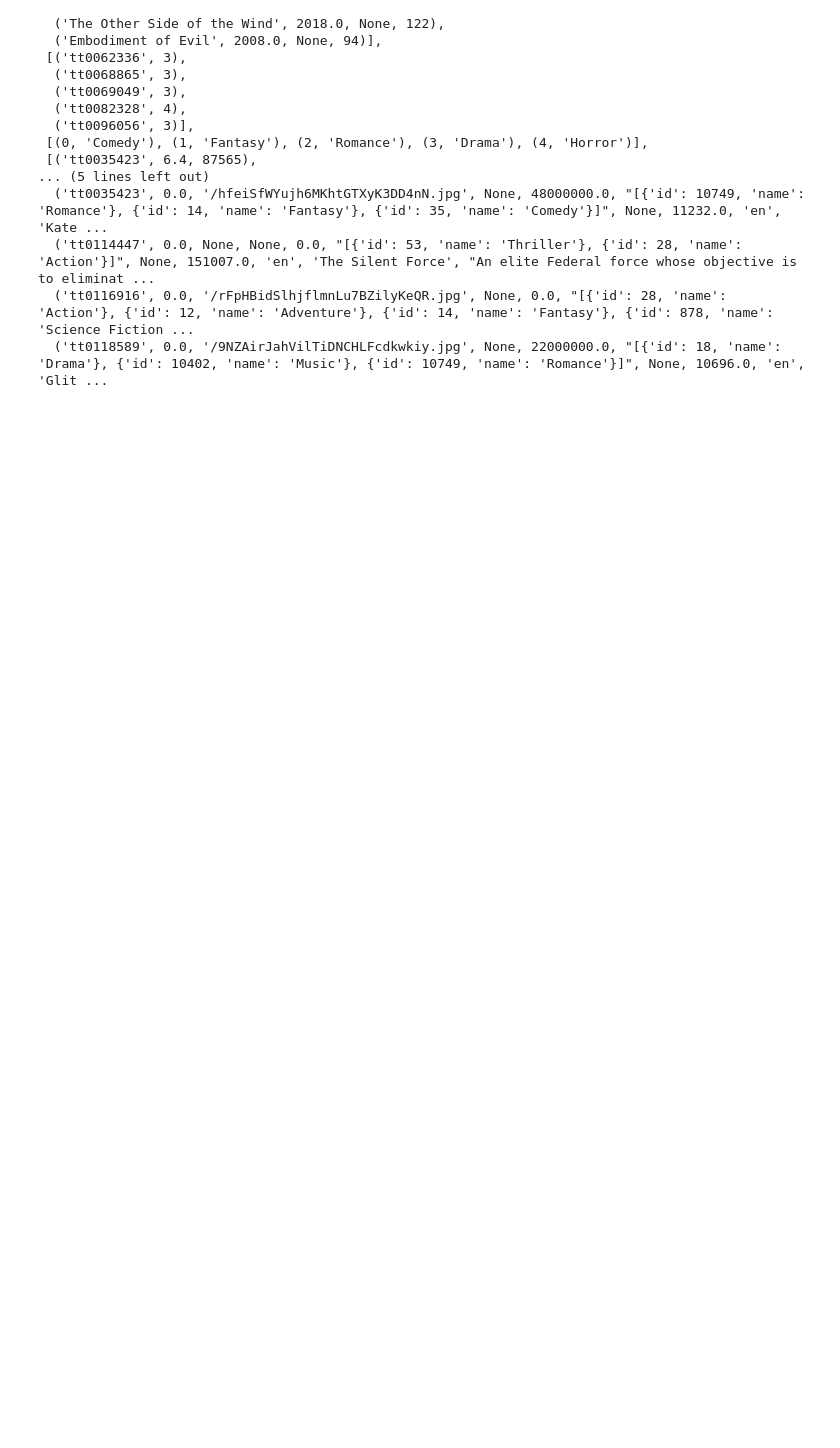
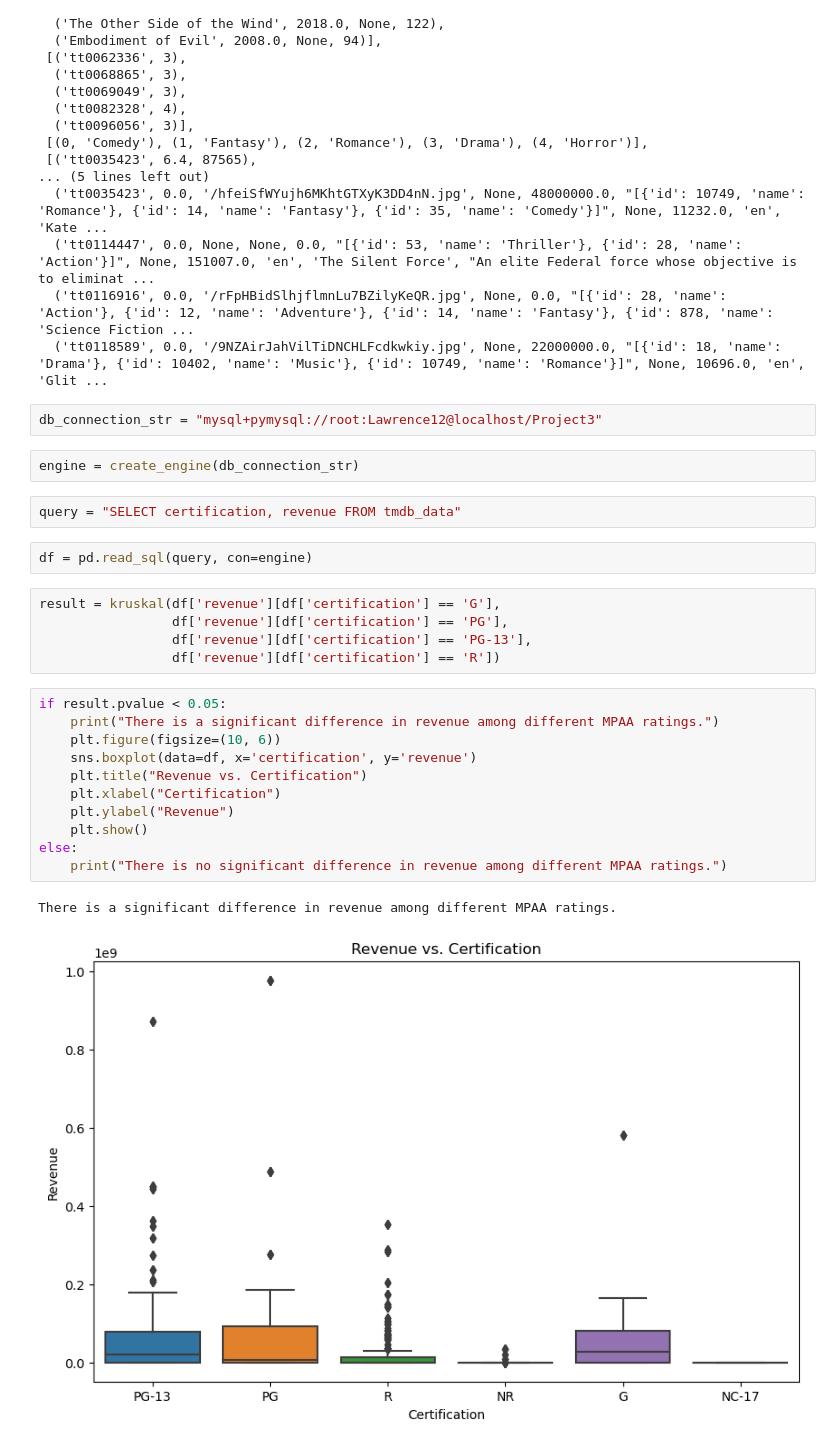
Before and after one commit to jrohn34/Project3, a Jupyter notebook: Project3.ipynb, the cells around one changed output. Saved outputs shown, nothing was run; the diff lists cells and outputs as text; blank space fills up the shorter version.

```diff
--- a/Project3.ipynb
+++ b/Project3.ipynb
@@ -442,3 +445,30 @@ title_basics_result, title_genres_result, genres_result, title_ratings_result, t
   ('tt0114447', 0.0, None, None, 0.0, "[{'id': 53, 'name': 'Thriller'}, {'id': 28, 'name': 'Action'}]", None, 151007.0, 'en', 'The Silent Force', "An elite Federal force whose objective is to eliminat ...
   ('tt0116916', 0.0, '/rFpHBidSlhjflmnLu7BZilyKeQR.jpg', None, 0.0, "[{'id': 28, 'name': 'Action'}, {'id': 12, 'name': 'Adventure'}, {'id': 14, 'name': 'Fantasy'}, {'id': 878, 'name': 'Science Fiction ...
   ('tt0118589', 0.0, '/9NZAirJahVilTiDNCHLFcdkwkiy.jpg', None, 22000000.0, "[{'id': 18, 'name': 'Drama'}, {'id': 10402, 'name': 'Music'}, {'id': 10749, 'name': 'Romance'}]", None, 10696.0, 'en', 'Glit ...
+# %%
+db_connection_str = "mysql+pymysql://root:Lawrence12@localhost/Project3"
+# %%
+engine = create_engine(db_connection_str)
+# %%
+query = "SELECT certification, revenue FROM tmdb_data"
+# %%
+df = pd.read_sql(query, con=engine)
+# %%
+result = kruskal(df['revenue'][df['certification'] == 'G'],
+                 df['revenue'][df['certification'] == 'PG'],
+                 df['revenue'][df['certification'] == 'PG-13'],
+                 df['revenue'][df['certification'] == 'R'])
+# %%
+if result.pvalue < 0.05:
+    print("There is a significant difference in revenue among different MPAA ratings.")
+    plt.figure(figsize=(10, 6))
+    sns.boxplot(data=df, x='certification', y='revenue')
+    plt.title("Revenue vs. Certification")
+    plt.xlabel("Certification")
+    plt.ylabel("Revenue")
+    plt.show()
+else:
+    print("There is no significant difference in revenue among different MPAA ratings.")
+# %% [output]
+There is a significant difference in revenue among different MPAA ratings.
+[figure, added]
```
Also changed, not shown: parts of 4 cells of this notebook.
